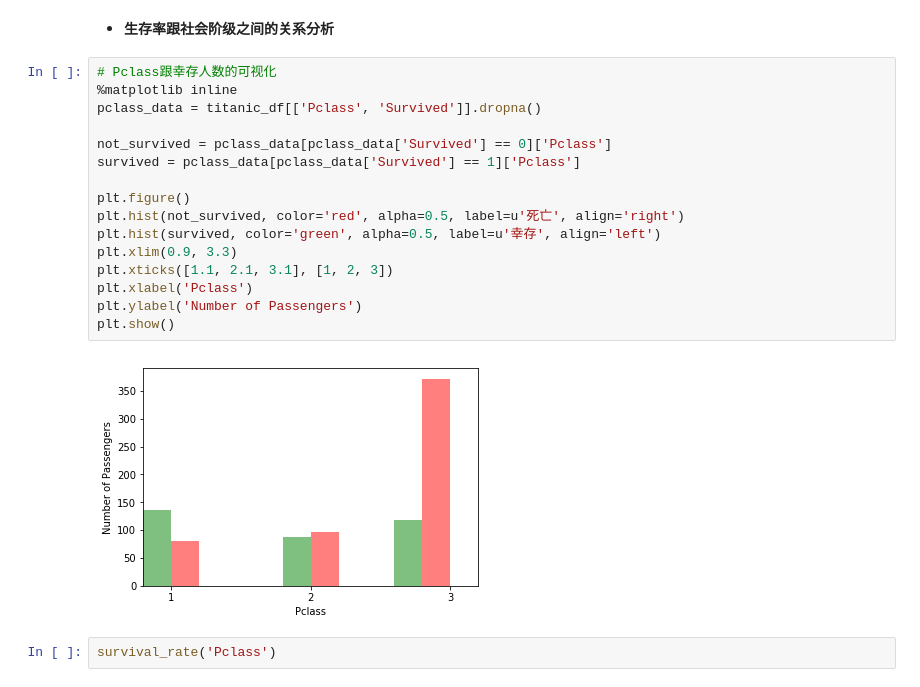
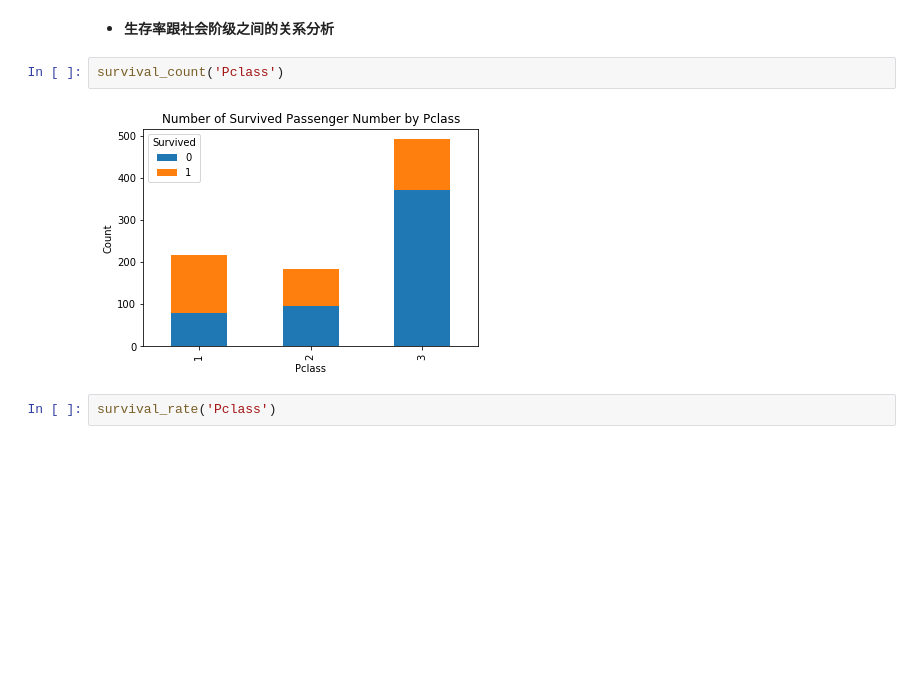
Before and after one commit to Actmerce/ML_PRI_P4, a Jupyter notebook: titanic.ipynb, the cells around one changed output. Drawn from its saved outputs; the diff is of its cells as text; blank space fills up the shorter version.

```diff
--- a/titanic.ipynb
+++ b/titanic.ipynb
@@ -127,24 +127,10 @@ survival_rate('Sex')
 与猜想结果一致，女性的生存率比男性高。
 # %% [markdown]
 * **生存率跟社会阶级之间的关系分析**
-# %%
-# Pclass跟幸存人数的可视化
-%matplotlib inline
-pclass_data = titanic_df[['Pclass', 'Survived']].dropna()
-
-not_survived = pclass_data[pclass_data['Survived'] == 0]['Pclass']
-survived = pclass_data[pclass_data['Survived'] == 1]['Pclass']
-
-plt.figure()
-plt.hist(not_survived, color='red', alpha=0.5, label=u'死亡', align='right')
-plt.hist(survived, color='green', alpha=0.5, label=u'幸存', align='left')
-plt.xlim(0.9, 3.3)
-plt.xticks([1.1, 2.1, 3.1], [1, 2, 3])
-plt.xlabel('Pclass')
-plt.ylabel('Number of Passengers')
-plt.show()
-# %% [output]
-[figure, removed]
+# %%
+survival_count('Pclass')
+# %% [output]
+[figure, added]
 # %%
 survival_rate('Pclass')
 # %% [output]
```
Also changed, not shown: parts of 4 cells of this notebook.
